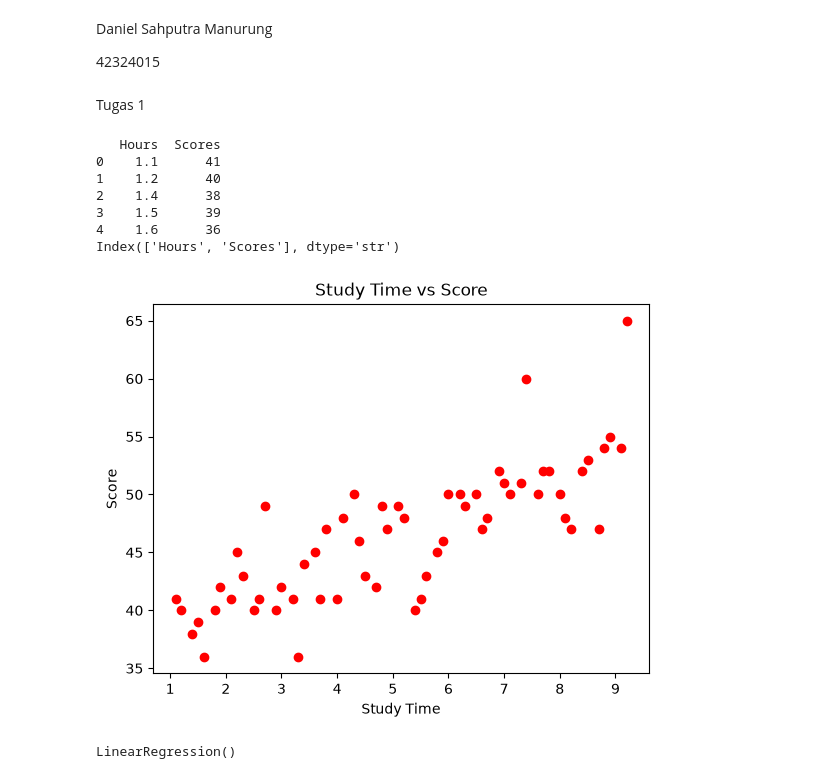
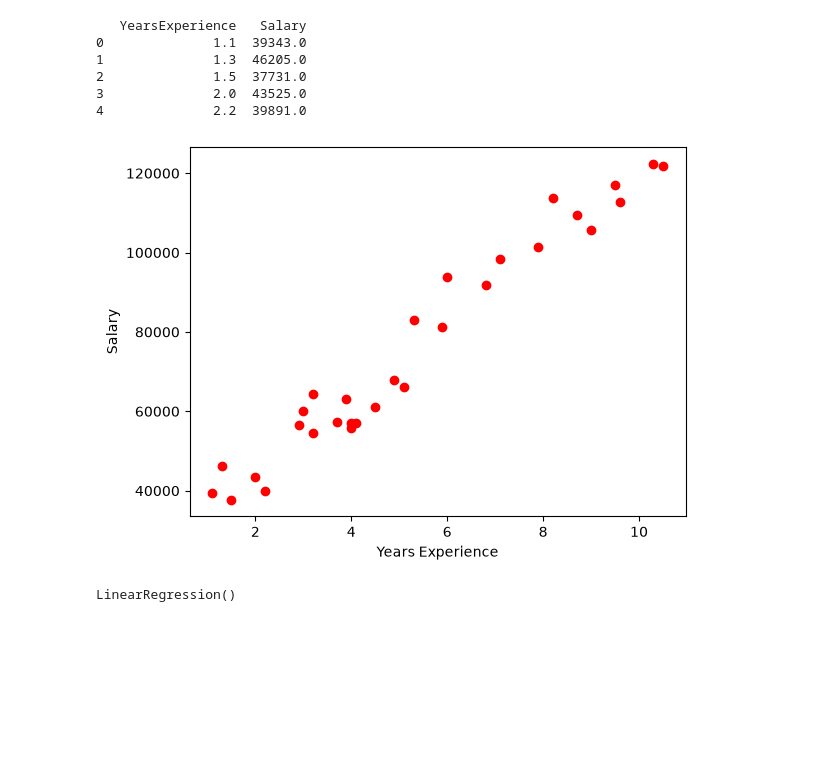
Before and after one commit to DanielSahputra16/CERTAN, a Jupyter notebook: week 3/sesi 2/modul.ipynb, the cells around one changed output. Cells and saved outputs as stored; diff of their text form; code cells hidden in the pictures; blank space fills up the shorter version.

```diff
--- a/week 3/tugas.ipynb
+++ b/week 3/sesi 2/modul.ipynb
@@ -1,34 +1,23 @@
-# %% [markdown]
-Daniel Sahputra Manurung
-
-42324015
-# %% [markdown]
-Tugas 1
 # %%
 import pandas as pd
-
-df = pd.read_csv('C:\\PERKULIHAAN\\SEMESTER 5\\CERTAN\\CERTAN\\week 3\\rounded_hours_student_scores.csv')
+df = pd.read_csv('C:\\PERKULIHAAN\\SEMESTER 5\\CERTAN\\CERTAN\\week 3\\sesi 2\\Salary_Data.csv')
 print(df.head())
-print(df.columns)
 # %% [output]
-   Hours  Scores
-0    1.1      41
-1    1.2      40
-2    1.4      38
-3    1.5      39
-4    1.6      36
-Index(['Hours', 'Scores'], dtype='str')
+   YearsExperience   Salary
+0              1.1  39343.0
+1              1.3  46205.0
+2              1.5  37731.0
+3              2.0  43525.0
+4              2.2  39891.0
 # %%
-X = df[['Hours']].values
-y = df['Scores'].values
+X = df.iloc[:, :-1].values
+y = df.iloc[:, 1].values
 # %%
 import matplotlib.pyplot as plt
-
-plt.scatter(X, y, color='red')
-plt.xlabel('Study Time')
-plt.ylabel('Score')
-plt.title('Study Time vs Score')
+plt.scatter(X, y, color = "red")
+plt.xlabel('Years Experience')
+plt.ylabel('Salary')
 plt.show()
 # %% [output]
-[figure, old version]
+[figure, new version]
 # %%
```
Also changed, not shown: parts of 20 cells of this notebook, 8 other files.
